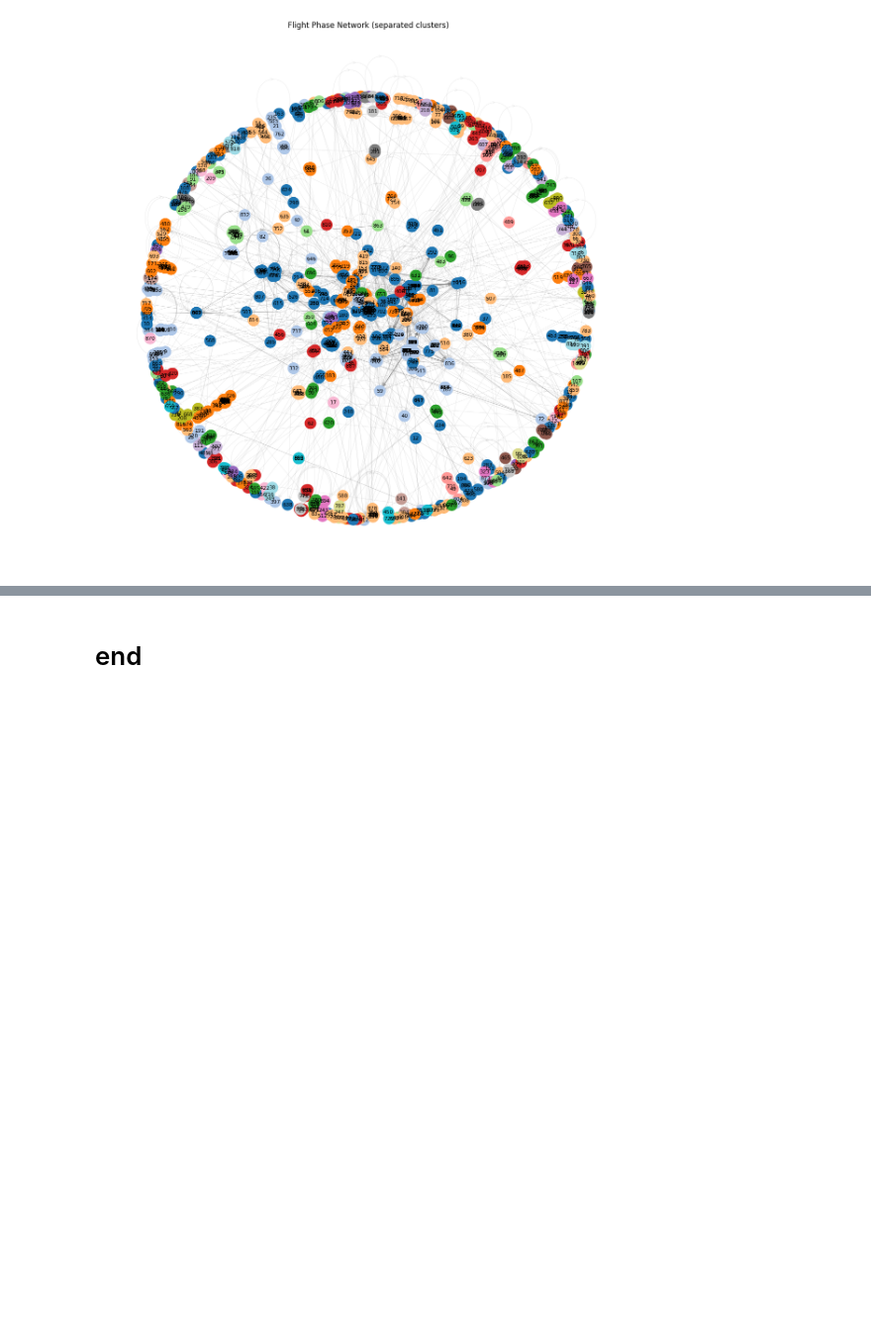
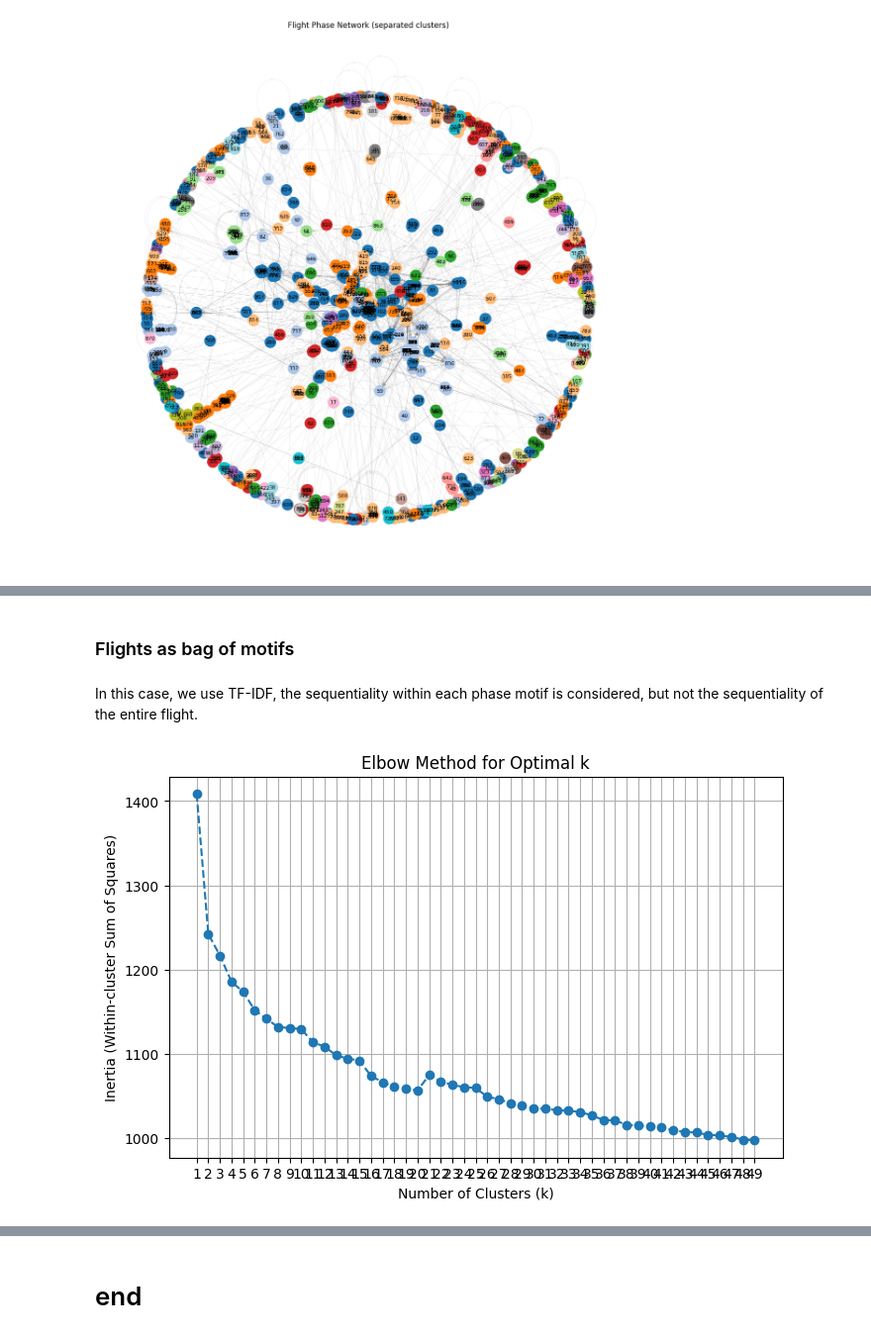
Before and after one commit to picqflorian/PIE-Airbus-Helicopter, a Jupyter notebook: motif.ipynb, the cells around one changed output, grey strips where cells are left out. Shown at 99% size. Cells and saved outputs as stored; diff of their text form; code cells hidden in the pictures; blank space fills up the shorter version.

Commit message:
Added clustering of bag of motifs

```diff
--- a/motif.ipynb
+++ b/motif.ipynb
@@ -713,0 +725,4 @@ create_interactive_graph(G, filename="html-graphs/motif_network2.html")
+# %% [markdown]
+### Flights as bag of motifs
+# %% [markdown]
+In this case, we use TF-IDF, the sequentiality within each phase motif is considered, but not the sequentiality of the entire flight.
@@ -713,0 +753,33 @@ create_interactive_graph(G, filename="html-graphs/motif_network2.html")
+# %%
+# --- STEP 3: Vectorize (TF-IDF) ---
+# This converts the text documents into a numerical matrix
+tfidf = TfidfVectorizer(
+    lowercase=False,  # Motifs aren't case sensitive
+    token_pattern=r"(?u)\b\w+\b" # Default pattern works, but ensuring it captures numbers/underscores
+)
+
+X = tfidf.fit_transform(flight_corpus['flight_document'])
+
+# X is now a sparse matrix where Rows = Flights, Columns = Unique Motifs
+# %%
+# --- STEP 4: Finding the Optimal K (Elbow Method) ---
+
+inertia = []
+k_range = range(1, 50)  # Checking 1 to 10 clusters; adjust based on your data size
+
+for k in k_range:
+    kmeans_model = KMeans(n_clusters=k, random_state=42, n_init='auto')
+    kmeans_model.fit(X)
+    inertia.append(kmeans_model.inertia_)
+
+# Plot the Elbow Curve
+plt.figure(figsize=(8, 5))
+plt.plot(k_range, inertia, marker='o', linestyle='--')
+plt.xlabel('Number of Clusters (k)')
+plt.ylabel('Inertia (Within-cluster Sum of Squares)')
+plt.title('Elbow Method for Optimal k')
+plt.xticks(k_range)
+plt.grid(True)
+plt.show()
+# %% [output]
+[figure, added]
```
Also changed, not shown: parts of 16 cells of this notebook.
